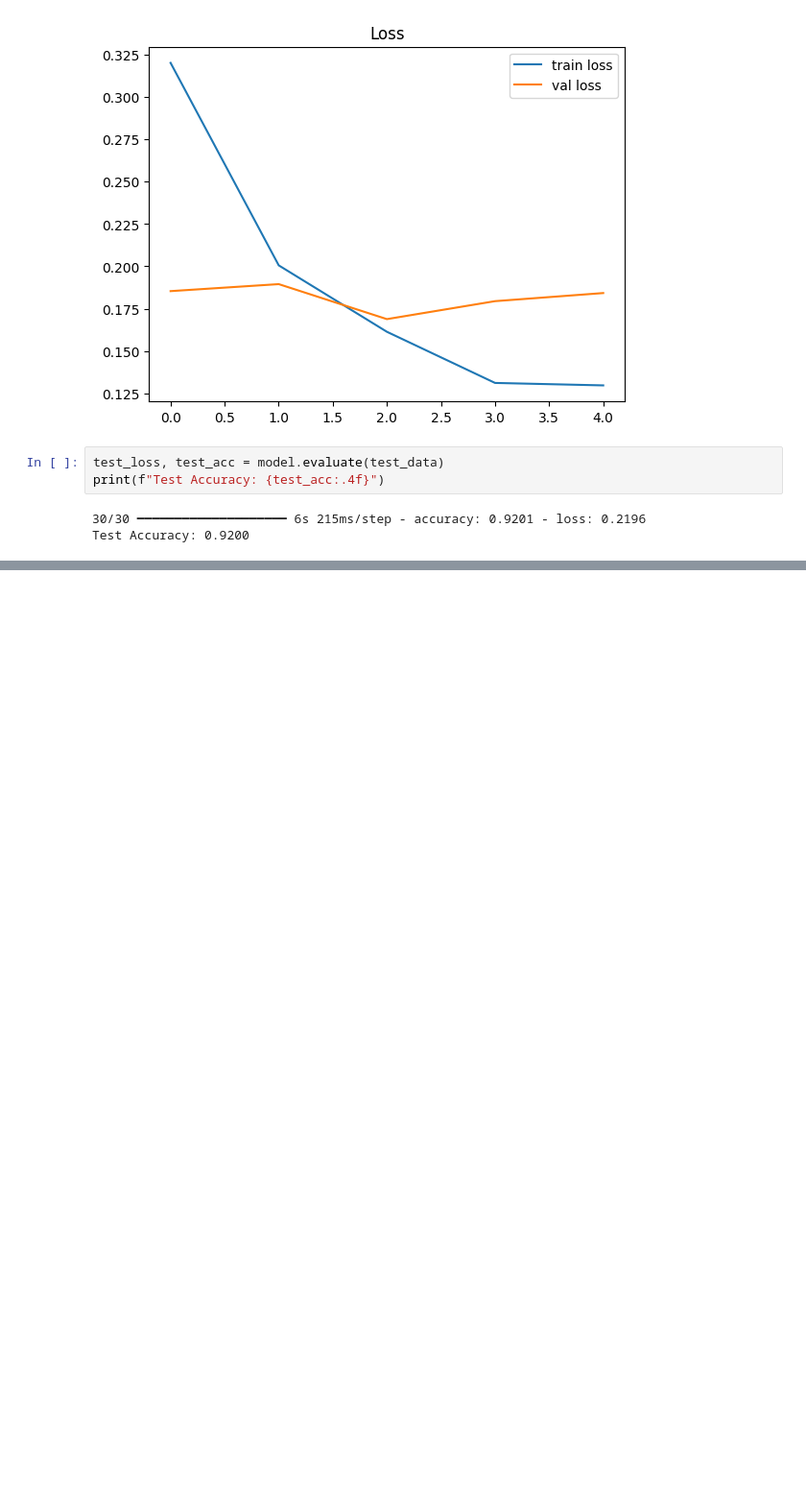
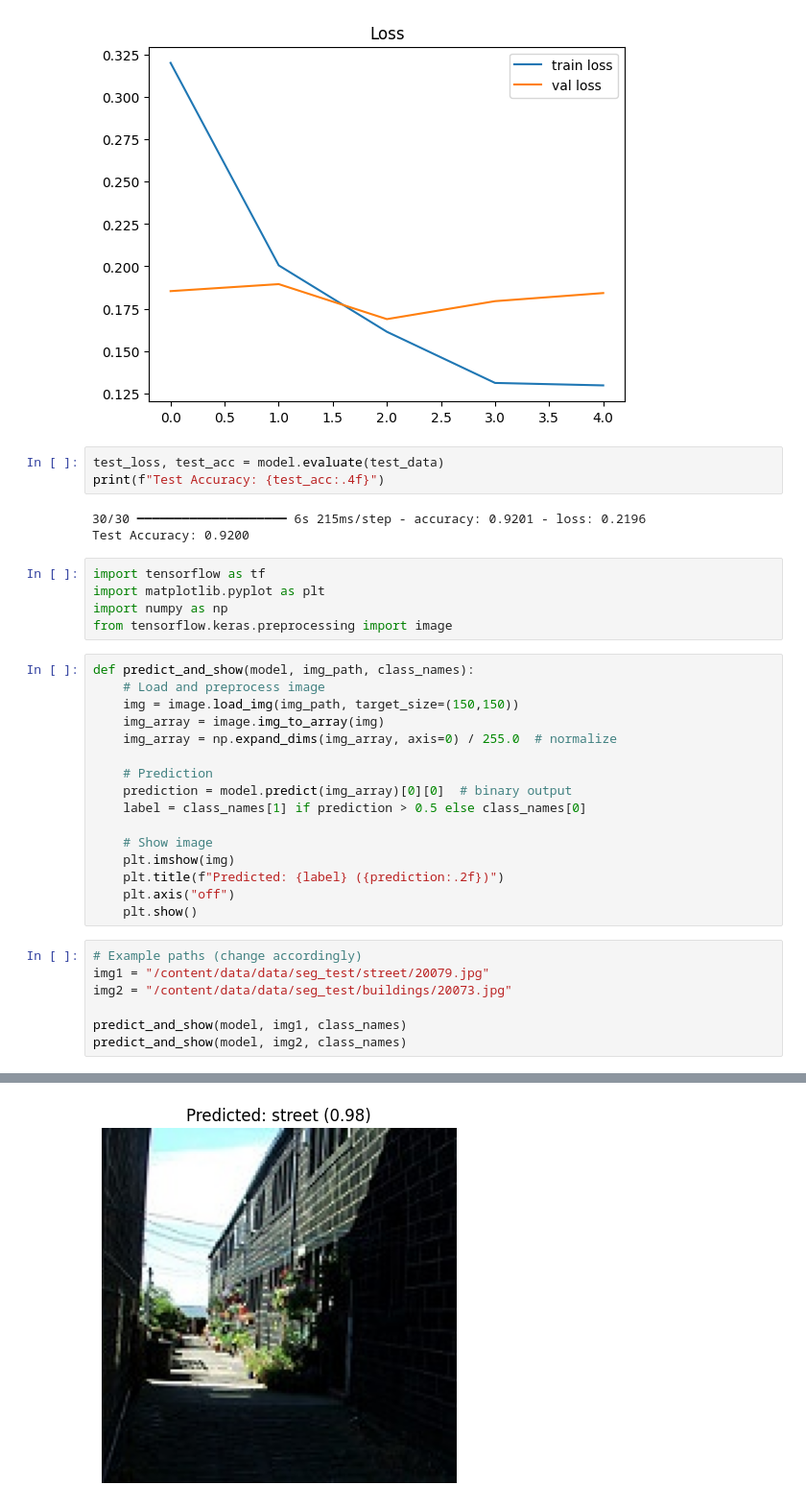
Before and after one commit to KavindaKGD/DL_Final_Assignment, a Jupyter notebook: VGG16_Streets_Buildings.ipynb, the cells around one changed output, grey strips where cells are left out. Shown at 96% size. Cells and saved outputs as stored; diff of their text form; blank space fills up the shorter version.

```diff
--- a/VGG16_Streets_Buildings.ipynb
+++ b/VGG16_Streets_Buildings.ipynb
@@ -150,3 +150,32 @@ print(f"Test Accuracy: {test_acc:.4f}")
 # %% [output]
 30/30 ━━━━━━━━━━━━━━━━━━━━ 6s 215ms/step - accuracy: 0.9201 - loss: 0.2196
 Test Accuracy: 0.9200
+# %%
+import tensorflow as tf
+import matplotlib.pyplot as plt
+import numpy as np
+from tensorflow.keras.preprocessing import image
+# %%
+def predict_and_show(model, img_path, class_names):
+    # Load and preprocess image
+    img = image.load_img(img_path, target_size=(150,150))
+    img_array = image.img_to_array(img)
+    img_array = np.expand_dims(img_array, axis=0) / 255.0  # normalize
+
+    # Prediction
+    prediction = model.predict(img_array)[0][0]  # binary output
+    label = class_names[1] if prediction > 0.5 else class_names[0]
+
+    # Show image
+    plt.imshow(img)
+    plt.title(f"Predicted: {label} ({prediction:.2f})")
+    plt.axis("off")
+    plt.show()
+# %%
+# Example paths (change accordingly)
+img1 = "/content/data/data/seg_test/street/20079.jpg"
+img2 = "/content/data/data/seg_test/buildings/20073.jpg"
+
+predict_and_show(model, img1, class_names)
+predict_and_show(model, img2, class_names)
+# %% [output]
@@ -152,0 +183 @@ Test Accuracy: 0.9200
+[figure, added]
```
Also changed, not shown: parts of 1 cell of this notebook.
